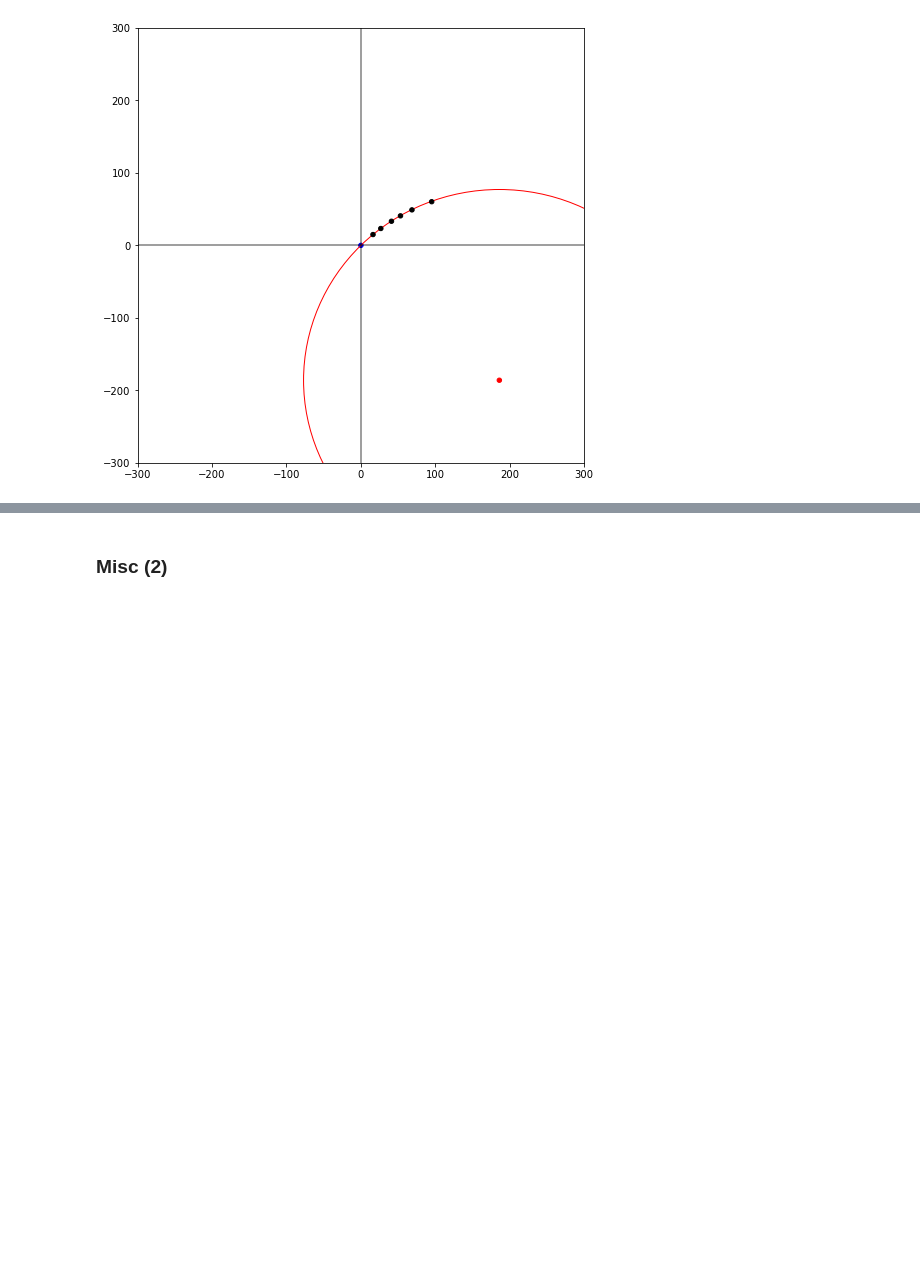
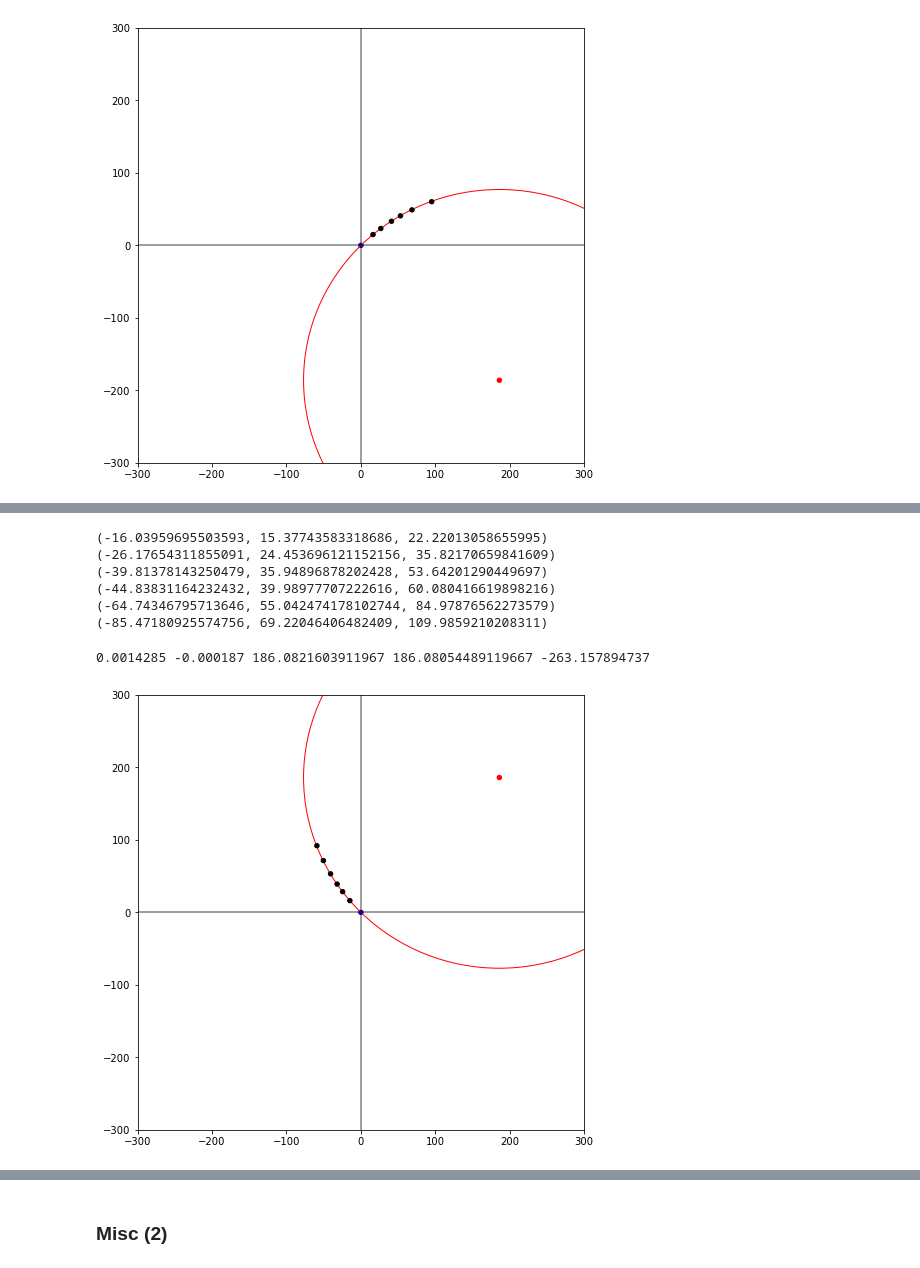
Before and after one commit to srosenzweig09/L1TMuonSimulationsMar2017, a Jupyter notebook: Analyzers/test4/sign_of_d0_misc.ipynb, the cells around one changed output, grey strips where cells are left out. Saved outputs shown, nothing was run; the diff lists cells and outputs as text; code cells hidden in the pictures; blank space fills up the shorter version.

```diff
--- a/Analyzers/test4/sign_of_d0_misc.ipynb
+++ b/Analyzers/test4/sign_of_d0_misc.ipynb
@@ -94,0 +213,74 @@ plt.show()
+# %%
+for z in [5.0256099, 7.7651596, 11.356319, 12.6545, 17.679500, 22.736198]:
+  cot = np.sinh(eta)
+  arg_term = (z - zv)/cot
+  sin_term = (2 * R) * np.sin(arg_term/(2 * R))
+  cos_term = (2 * R) * (1 - np.cos(arg_term/(2 * R)))
+  x = xv + np.cos(phi_rad) * sin_term - np.sin(phi_rad) * cos_term
+  y = yv + np.sin(phi_rad) * sin_term + np.cos(phi_rad) * cos_term
+  #print(xv + np.cos(phi_rad) * sin_term, np.sin(phi_rad) * cos_term,
+  #      yv + np.sin(phi_rad) * sin_term, np.cos(phi_rad) * cos_term)
+  print(x, y, np.hypot(x, y))
+# %% [output]
+(-16.03959695503593, 15.37743583318686, 22.22013058655995)
+(-26.17654311855091, 24.453696121152156, 35.82170659841609)
+(-39.81378143250479, 35.94896878202428, 53.64201290449697)
+(-44.83831164232432, 39.98977707222616, 60.080416619898216)
+(-64.74346795713646, 55.042474178102744, 84.97876562273579)
+(-85.47180925574756, 69.22046406482409, 109.9859210208311)
+# %%
+xv, yv, zv = 0.0014285, -0.000187, 0.5513316
+eta = 0.2
+phi = 135
+invPt = 1./3
+
+phi_rad = np.deg2rad(phi)
+R = -(1.0/(0.003 * 3.8 * invPt))
+xc, yc = xv - R * np.sin(phi_rad), yv + R * np.cos(phi_rad)
+
+print xv, yv, xc, yc, R
+# %% [output]
+0.0014285 -0.000187 186.0821603911967 186.08054489119667 -263.157894737
+# %%
+from matplotlib.patches import Circle
+vertex = Circle((xv, yv), 3, color='b')
+center = Circle((xc, yc), 3, color='r')
+circ = Circle((xc, yc), R, color='r', fill=False)
+
+"""
+***********************************************************
+*    Row   * Instance * vh_sim_r  * vh_sim_r  *  vh_sim_z *
+***********************************************************
+*        0 *        0 * -14.81349 * 16.137204 * 4.9522600 *
+*        0 *        1 * -24.56583 * 28.505722 * 8.2052593 *
+*        0 *        2 * -31.98635 * 39.053305 * 10.769519 *
+*        0 *        3 * -40.76360 * 53.153729 *   12.6545 *
+*        0 *        4 * -50.40865 * 71.463937 * 17.679500 *
+*        0 *        5 * -59.13492 * 91.990424 * 22.736198 *
+"""
+
+circ1 = Circle((-14.81349, 16.137204), 3, color='k')
+circ2 = Circle((-24.56583, 28.505722), 3, color='k')
+circ3 = Circle((-31.98635, 39.053305), 3, color='k')
+circ4 = Circle((-40.76360, 53.153729), 3, color='k')
+circ5 = Circle((-50.40865, 71.463937), 3, color='k')
+circ6 = Circle((-59.13492, 91.990424), 3, color='k')
+
+fig, ax = plt.subplots(figsize=(8,8))
+ax.add_artist(vertex)
+ax.add_artist(center)
+ax.add_artist(circ)
+ax.add_artist(circ1)
+ax.add_artist(circ2)
+ax.add_artist(circ3)
+ax.add_artist(circ4)
+ax.add_artist(circ5)
+ax.add_artist(circ6)
+ax.axhline(y=0, alpha=0.5, color='black')
+ax.axvline(x=0, alpha=0.5, color='black')
+ax.set_xlim((-300, 300))
+ax.set_ylim((-300, 300))
+
+plt.show()
+# %% [output]
+[figure, added]
```
Also changed, not shown: parts of 9 cells of this notebook.
